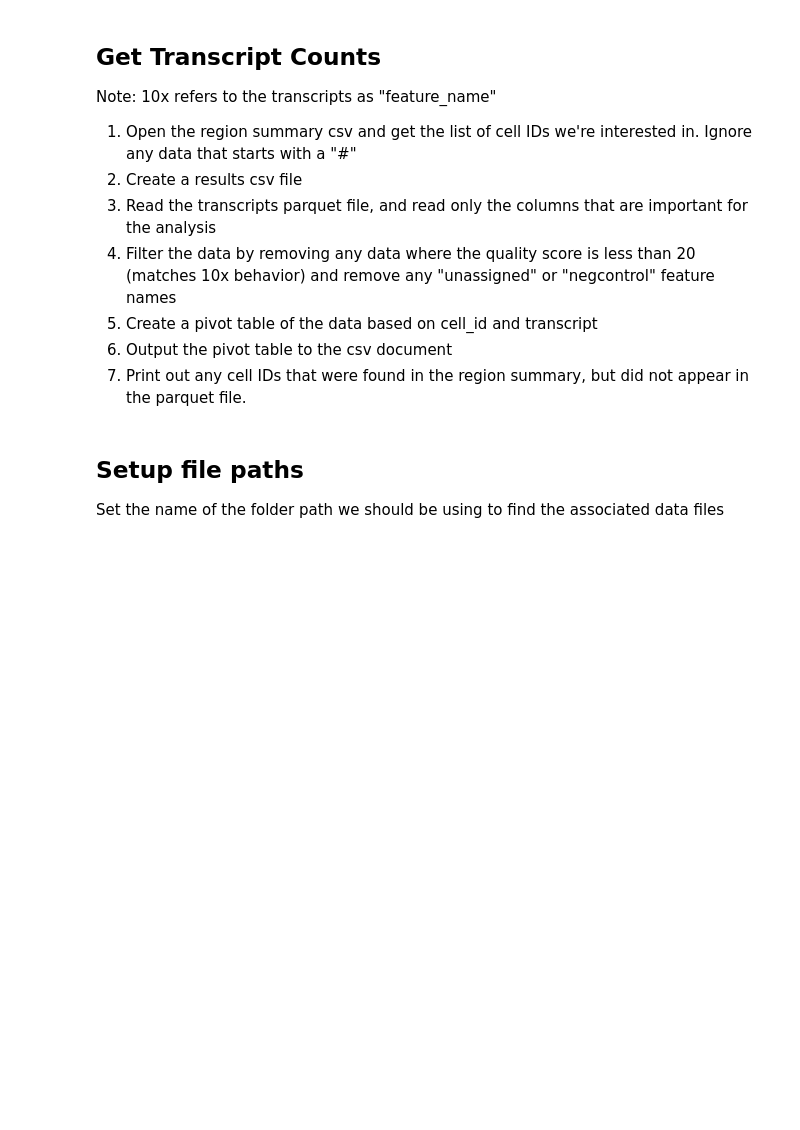
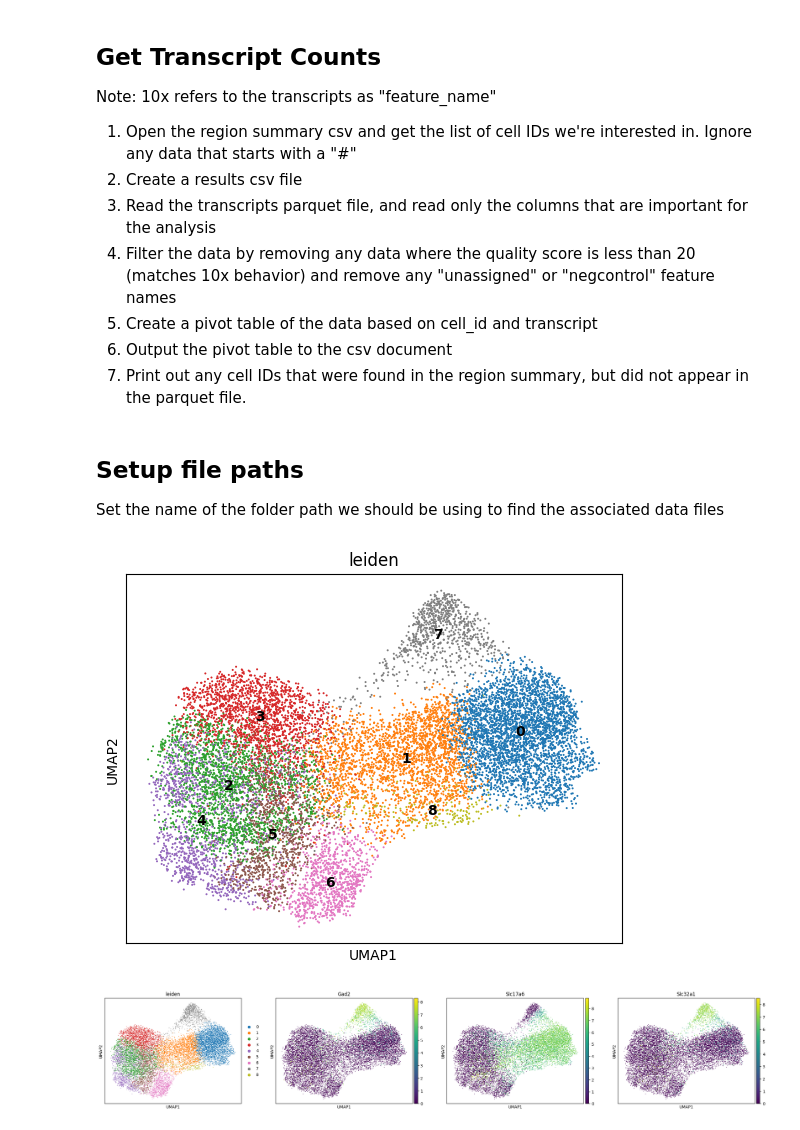
Before and after one commit to jrandall1737/transcript_counter, a Jupyter notebook: transcript_counter.ipynb, the cells around one changed output. Saved outputs shown, nothing was run; the diff lists cells and outputs as text; code cells hidden in the pictures; blank space fills up the shorter version.

Commit message:
Updates for combining files, and doing data driven parameter selection

```diff
--- a/transcript_counter.ipynb
+++ b/transcript_counter.ipynb
@@ -132,3 +169,63 @@ for input_file in input_files:
+# %%
+adata = sc.read_csv("output/combined_output.csv", first_column_names=True)
+
+n_comps = min(adata.shape[1], 50)  # number of genes or 50, whichever is smaller
+n_pcs = min(n_comps, 15)  # number of PCs to use for neighbors and UMAP
+n_neighbors = 15  # number of neighbors for graph construction
+min_genes = 3  # minimum genes per cell, default is 3
+min_cells = 1  # minimum cells per gene, removes genes that are basically never seen.
+
+sc.settings.n_jobs = -1  # use all cores
+
+# normalize
+sc.pp.normalize_total(adata, target_sum=1e4)
+sc.pp.log1p(adata)
+
+# filtering (more aggressive gene filter; cheap + helps a bit)
+sc.pp.filter_cells(adata, min_genes=min_genes)
+sc.pp.filter_genes(adata, min_cells=min_cells)
+
+# skip this step for now, as it is slow and we have few genes; also, it is not clear that it would be helpful with so few genes
+# sc.pp.highly_variable_genes(adata, n_top_genes=n_comps, flavor="seurat_v3")
+
+# PCA: small numbers are plenty for 50 genes
+sc.tl.pca(adata, n_comps=n_comps-1)
+
+# Build kNN graph ONCE
+sc.pp.neighbors(adata, n_pcs=n_pcs, n_neighbors=n_neighbors)
+
+# Cluster
+# 0.2–0.4	Very coarse (2–4 clusters)
+# 0.5–0.8	Coarse/biological types
+# ~1.0	Medium (default)
+# 1.2–1.8	Fine subclusters
+# >2.0	Often overclustering (noise)
+sc.tl.leiden(adata, resolution=1)
+
+# Create the UMAP
+sc.tl.umap(adata)
+
+# Plot
+sc.pl.umap(adata, color="leiden", legend_loc="on data")
+sc.pl.umap(adata, color=["leiden", "Gad2", "Slc17a6", "Slc32a1"])
+
+rank_genes = True
+if rank_genes:
+    # Marker finding: start faster than Wilcoxon
+    sc.tl.rank_genes_groups(
+        adata,
+        groupby="leiden",
+        method="t-test_overestim_var",
+        use_raw=False
+    )
+
+    sc.pl.rank_genes_groups(adata, n_genes=6, sharey=False)
+
+    ranked_genes_df = sc.get.rank_genes_groups_df(adata, group=None)
+    ranked_genes_df.to_csv("./output/ranked_genes.csv", index=False)
+# %% [output]
+[figure, added]
+[figure, added]
 # %%
 
 # Categorize cells by Slc32a1 (VGAT) and Slc17a6 (vGluT2) expression
```
Also changed, not shown: parts of 4 cells of this notebook, 2 other files.
